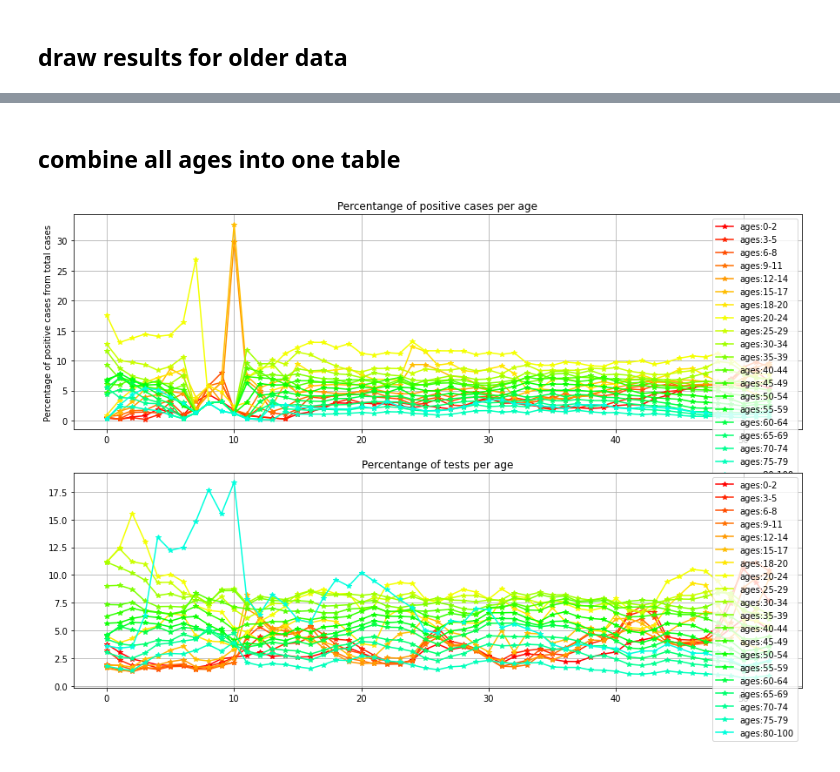
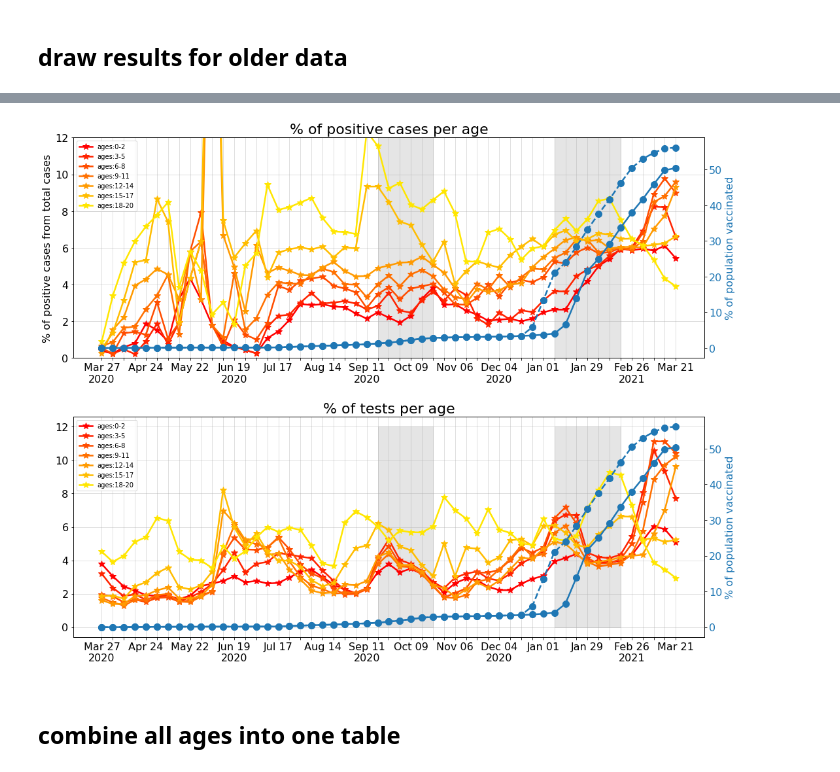
Before and after one commit to CoronaPolicy/prediction_model, a Jupyter notebook: israel_data/load_israeli_data.ipynb, the cells around one changed output, grey strips where cells are left out. Drawn from its saved outputs; the diff is of its cells as text; code cells hidden in the pictures.

```diff
--- a/israel_data/load_israeli_data.ipynb
+++ b/israel_data/load_israeli_data.ipynb
@@ -199,13 +261,13 @@ def draw_per_total(table_per_age, total_table, with_dead = True, with_new = Fals
             n_total_dec = np.array(total_table['weekly_deceased'])
             n_dec = np.array(df_a['weekly_deceased'])
             ax[2].plot(n_weeks, 100 * n_dec / n_total_dec, color = colors[i], label=f'ages:{int(a[0])}-{int(a[1])}', marker='*')
-            ax[2].set_title('Percentange of dead per age')
+            ax[2].set_title('% of dead per age')
             ax[2].set_xlabel('Weeks from start of Covid')
         if with_new:
             n_new = np.array(df_a['weekly_newly_tested'])
             n_total_new = np.array(test_data_young_agg_weeks['weekly_newly_tested'])
             ax[2].plot(n_weeks, 100 * n_new / n_total_new, color = colors[i], label=f'ages:{int(a[0])}-{int(a[1])}', marker='*')
-            ax[2].set_title('Percentange of new tests per age')
+            ax[2].set_title('% of new tests per age')
             ax[2].set_xlabel('Weeks from start of Covid')
         percentage_in_population = df_a.percentage_age.unique().item()
         ax[0].plot(n_weeks, 100 * n_pos / n_total_pos, color = colors[i], label=f'ages:{int(a[0])}-{int(a[1])}', marker='*')
@@ -217,9 +279,9 @@ def draw_per_total(table_per_age, total_table, with_dead = True, with_new = Fals
             ax[1].legend()
             ax[0].grid()
             ax[1].grid()
-            ax[0].set_title('Percentange of positive cases per age')
-            ax[1].set_title('Percentange of tests per age')
-            ax[0].set_ylabel('Percentage of positive cases from total cases')
+            ax[0].set_title('% of positive cases per age')
+            ax[1].set_title('% of tests per age')
+            ax[0].set_ylabel('% of positive cases from total cases')
             if with_dead or with_new:
                 ax[2].legend()
                 ax[2].grid()
@@ -227,9 +289,9 @@ def draw_per_total(table_per_age, total_table, with_dead = True, with_new = Fals
     ax[1].legend()
     ax[0].grid()
     ax[1].grid()
-    ax[0].set_title('Percentange of positive cases per age')
-    ax[1].set_title('Percentange of tests per age')
-    ax[0].set_ylabel('Percentage of positive cases from total cases')
+    ax[0].set_title('% of positive cases per age')
+    ax[1].set_title('% of tests per age')
+    ax[0].set_ylabel('% of positive cases from total cases')
     if with_dead or with_new:
         ax[2].legend()
         ax[2].grid()
@@ -358,9 +455,14 @@ draw_per_total(young_test_data, test_data_agg_weeks, with_dead=False, with_new=F
+# %%
+fig, ax = draw_per_total(young_test_data, test_data_agg_weeks, with_dead=False, with_new=False)
+ax[0].set_ylim([0, 12])
+draw_lockdowns(fig, ax, max_y0=45, max_y1=12)
+draw_vaccinations_percentage(vaccinations_data, fig, ax)
+draw_new_x_axis(vaccinations_data, fig, ax)
+fig.tight_layout()
+# %% [output]
+[figure, added]
 # %% [markdown]
 ## combine all ages into one table
 # %%
 age_gender_test_data_temp = age_gender_test_data[age_gender_test_data.max_age != 19]
 all_testing_data = pd.concat([young_test_data, age_gender_test_data_temp]).drop(columns=['gender', 'weekly_deceased', 'weekly_newly_tested'])
-# %%
-draw_per_total(all_testing_data, test_data_agg_weeks, with_dead=False, with_new=False)
-# %% [output]
-[figure, removed]
```
Also changed, not shown: parts of 49 cells of this notebook, 1 other file.
